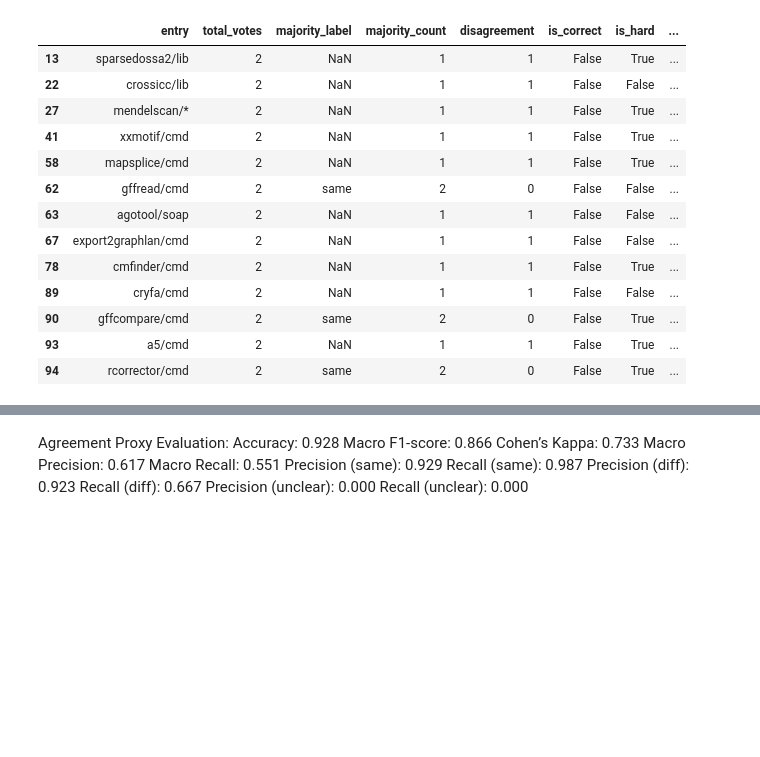
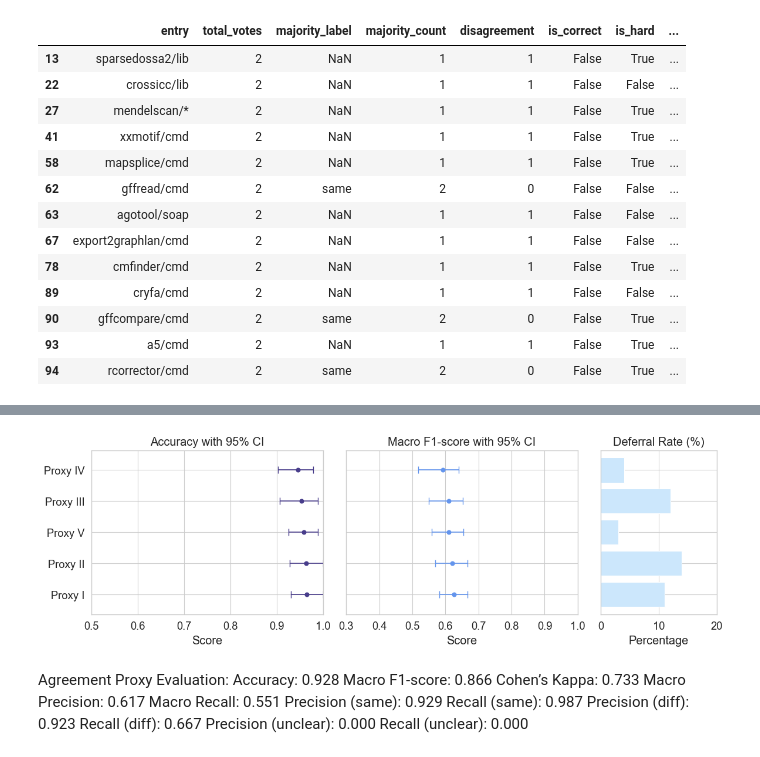
Before and after one commit to inab/software-id-benchmark, a Jupyter notebook: scripts/model_evaluation.ipynb, the cells around one changed output, grey strips where cells are left out. Drawn from its saved outputs; the diff is of its cells as text; code cells hidden in the pictures; blank space fills up the shorter version.

```diff
--- a/scripts/model_evaluation.ipynb
+++ b/scripts/model_evaluation.ipynb
@@ -701,7 +806,7 @@ def compute_model_agreement(model_paths, gold_path):
 
     for path in model_paths:
         model_name = Path(path).stem.replace("results_", "")
-        preds, _, _ = load_verdicts(path)
+        preds, _, _ = load_verdicts(f'evaluation/{path}')
         model_predictions[model_name] = preds
         all_models.append(model_name)
 
@@ -789,7 +894,7 @@ def analyze_agreement_effect(df):
 
     return disagree
 # %%
-gold_path = "human_results.jsonl"
+gold_path = "evaluation/human_results.jsonl"
 promising_models_1 = [
     "results_mixtral_8x7b_instruct_v0.1.jsonl",
     "results_Llama-4-Scout-17B-16E-Instruct.jsonl",
@@ -1045,0 +1138,8 @@ Agreement Proxy Evaluation:
+# %%
+from copy import deepcopy
+
+ci_result_1 = compute_for_proxy(deepcopy(df_agree_1), "Proxy V: Mixtral 8x7B and Llama 4 Scout")
+ci_result_2 = compute_for_proxy(deepcopy(df_agree_2), "Proxy IV: Mistral 7B and Mixtral 8x7B")
+ci_result_3 = compute_for_proxy(deepcopy(df_agree_3), "Proxy III: Mixtral 8x7B and Mixtral 8x22B")
+ci_result_4 = compute_for_proxy(deepcopy(df_agree_4), "Proxy I: Llama 4 Scout and Mixtral 8x22B")
+ci_result_5 = compute_for_proxy(deepcopy(df_agree_5), "Proxy II: Mistral 7B and Mixtral 8x22B")
@@ -1046,3 +1217,39 @@ Agreement Proxy Evaluation:
+# %%
+proxies_summary = []
+proxies = {
+    "Proxy V": ci_result_1,
+    "Proxy IV": ci_result_2,
+    "Proxy III": ci_result_3,
+    "Proxy I": ci_result_4,
+    "Proxy II": ci_result_5
+}
+
+NaNs = {
+    "Proxy V": df_agree_1['majority_label'].isna().sum(),
+    "Proxy IV": df_agree_2['majority_label'].isna().sum(),
+    "Proxy III": df_agree_3['majority_label'].isna().sum(),
+    "Proxy I": df_agree_4['majority_label'].isna().sum(),
+    "Proxy II": df_agree_5['majority_label'].isna().sum()
+}
+
+for name, result in proxies.items():
+    proxies_summary.append({
+        "model": name,
+        "skipped_entries": NaNs[name],
+        "accuracy": result["accuracy_mean"],
+        "accuracy_lower": result["accuracy_ci_lower"],
+        "accuracy_upper": result["accuracy_ci_upper"],
+        "macro_f1": result["macro_f1_mean"],
+        "macro_f1_lower": result["macro_f1_ci_lower"],
+        "macro_f1_upper": result["macro_f1_ci_upper"]
+    })
+
+proxies_summary_df = pd.DataFrame(proxies_summary)
+
+# plot horizontal error bars for proxies
+plot_horizontal_errorbars_referral(proxies_summary_df, ['darkslateblue','cornflowerblue', '#cce7fc'], 'proxies_accuracy, macro_f1', size=(12, 4))
+# %% [output]
+[figure, added]
 # %% [markdown]
 Agreement Proxy Evaluation:
   Accuracy:          0.928
```
Also changed, not shown: parts of 13 cells of this notebook, 3 other files.
